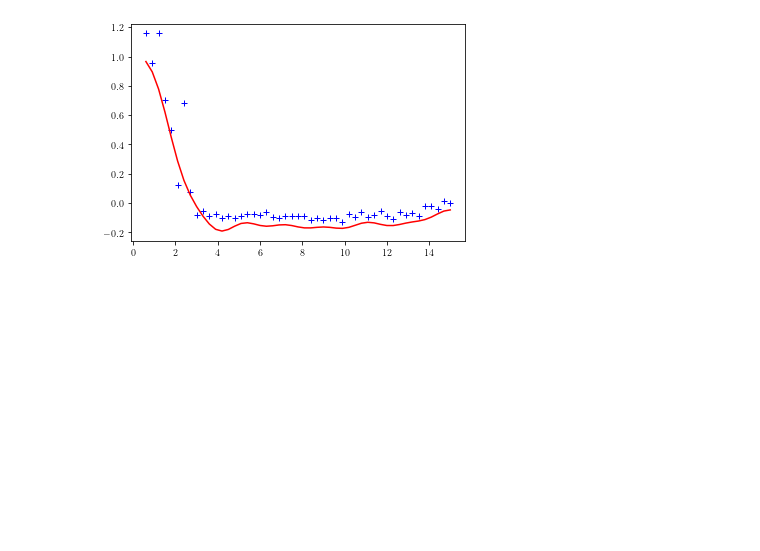
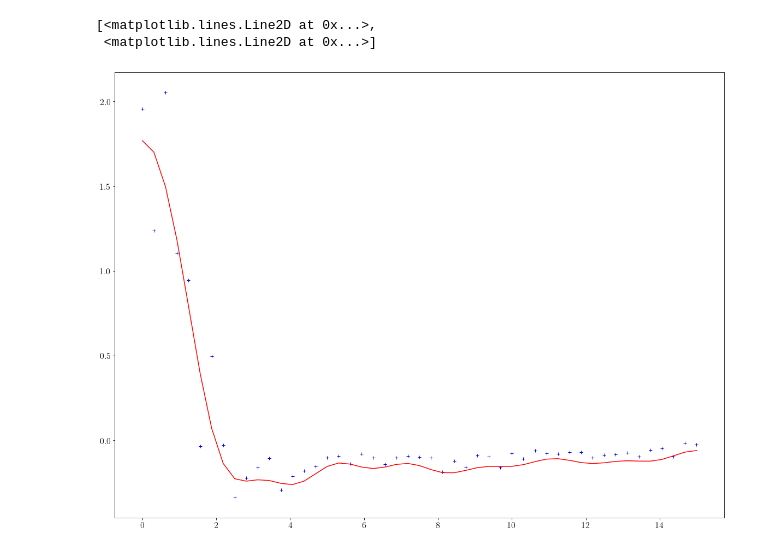
Before and after one commit to Julielmnt/Stage_L3, a Jupyter notebook: Essais Clément.ipynb, the cells around one changed output. Saved outputs shown, nothing was run; the diff lists cells and outputs as text; code cells hidden in the pictures; blank space fills up the shorter version.

```diff
--- a/Essais Clément.ipynb
+++ b/Essais Clément.ipynb
@@ -249,6 +347,0 @@ div_2D[div_2D!=div_2D]=0
-# %%
-#%matplotlib notebook
-plt.rcParams['figure.figsize'] = [10, 7] # taille par défaut des figures qu'on trace
-plan=2
-plot_divergence(div_2D[plan],dx[plan],dy[plan],"Tracé de la divergence",-2,2)
-plt.rcParams['figure.figsize'] = [8, 4.5] # taille par défaut des figures qu'on trace
@@ -258,0 +377,22 @@ m=15
+# %%
+m=15
+vz,dvz,div2d,div3d=methode_Galerkine_2(umo,vmo,x,y,z,P,m,prof)
+
+vzb,dvzb,div2db,div3db=methode_Galerkine_2(ume,vme,x,y,z,P,m,prof)
+
+
+u=np.copy(umo)
+v=np.copy(vmo)
+u[cu<=50]=np.nan
+v[cv<=50]=np.nan
+vzc,dvzc,div2dc,div3dc=methode_Galerkine_2(u,v,x,y,z,P,m,prof)
+u0=np.copy(u)
+v0=np.copy(v)
+x0=np.copy(x)
+y0=np.copy(y)
+u=np.copy(umo)
+v=np.copy(vmo)
+velocity=np.sqrt(u**2+v**2)
+u[velocity<np.sqrt(uva+vva)]=np.nan
+v[velocity<np.sqrt(uva+vva)]=np.nan
+vzd,dvzd,div2dd,div3dd=methode_Galerkine_2(u,v,x,y,z,P,m,prof)
@@ -259,2 +454,3 @@ m=15
 # %%
-vz,dvz=methode_Galerkine_2(u0,v0,x0,y0,z,P,m,prof)
+z=np.linspace(0,prof,P)
+vz,dvz,div_2D,div_3D=methode_Galerkine_2(u0,v0,x0,y0,z,P,m,prof)
@@ -263,11 +457,12 @@ WARNING: nan_treatment='interpolate', however, NaN values detected post convolut
 # %%
-%matplotlib inline
-i=36
-j=60
+m=15
+i=50
+j=65
 divij=div_2D[:,i,j]
 zcor=z[divij==divij] #False pour un NaN, True sinon
 divijcor=divij[divij==divij]
 plt.plot(zcor,divijcor,'+b',z,dvz[:,i,j],'-r')
-plt.show()
 # %% [output]
+[<matplotlib.lines.Line2D at 0x...>,
+ <matplotlib.lines.Line2D at 0x...>]
-[figure, old version]
+[figure, new version]
```
Also changed, not shown: parts of 24 cells of this notebook.
